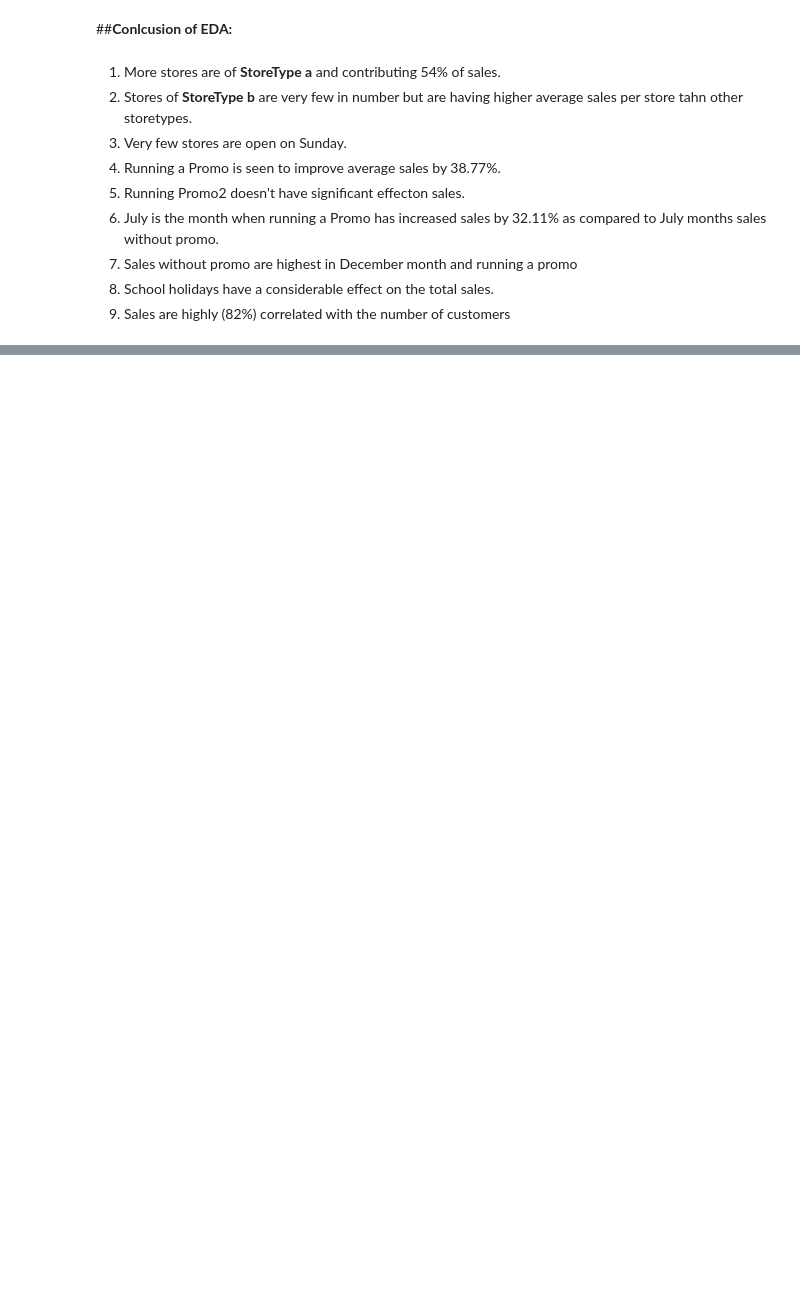
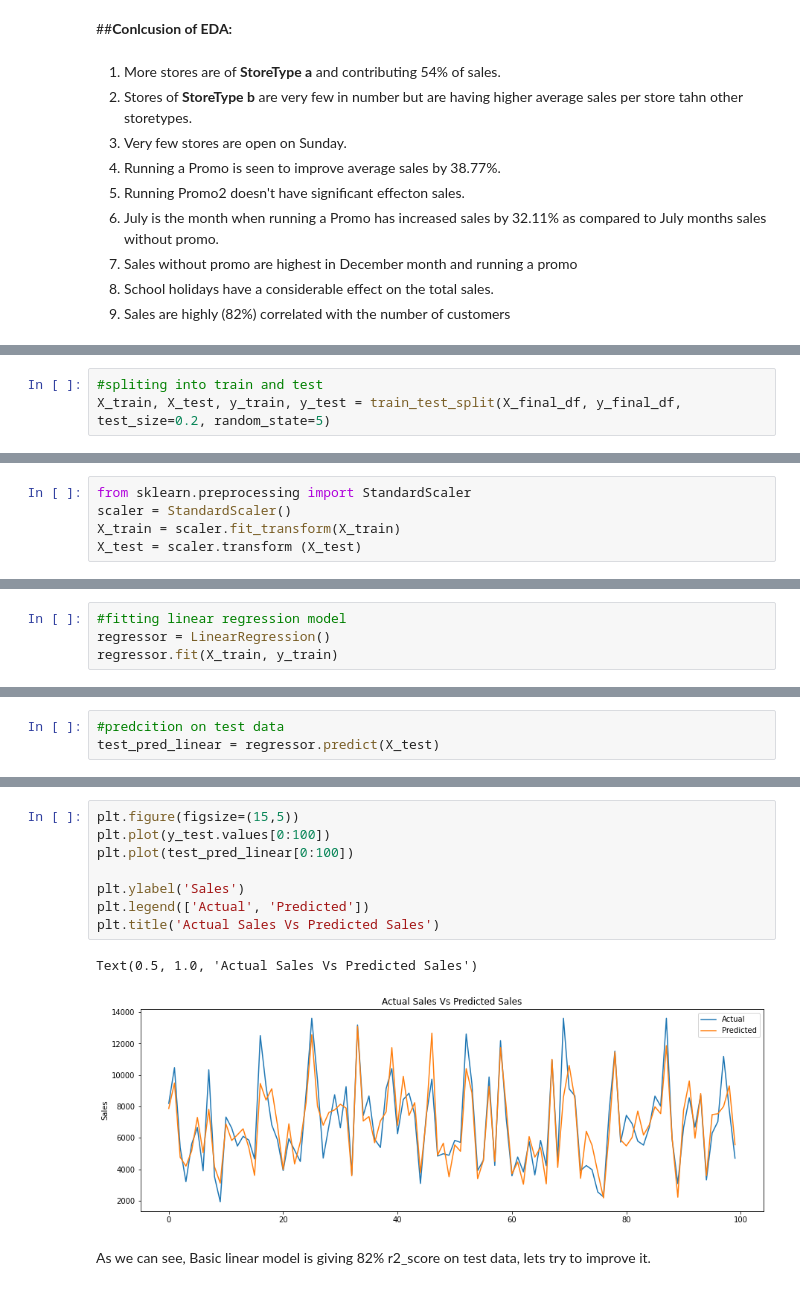
Before and after one commit to pranavdevi28/Rossmann_Sales_Prediction, a Jupyter notebook: Rossmann_Sales_Prediction_Capstone_Project.ipynb, the cells around one changed output, grey strips where cells are left out. Saved outputs shown, nothing was run; the diff lists cells and outputs as text; blank space fills up the shorter version.

Commit message:
linear regression completed

```diff
--- a/Rossmann_Sales_Prediction_Capstone_Project.ipynb
+++ b/Rossmann_Sales_Prediction_Capstone_Project.ipynb
@@ -912,0 +910,3 @@ final_df.head()
+# %%
+#spliting into train and test
+X_train, X_test, y_train, y_test = train_test_split(X_final_df, y_final_df, test_size=0.2, random_state=5)
@@ -912,0 +923,5 @@ final_df.head()
+# %%
+from sklearn.preprocessing import StandardScaler
+scaler = StandardScaler()
+X_train = scaler.fit_transform(X_train)
+X_test = scaler.transform (X_test)
@@ -912,0 +930,4 @@ final_df.head()
+# %%
+#fitting linear regression model
+regressor = LinearRegression()
+regressor.fit(X_train, y_train)
@@ -912,0 +969,3 @@ final_df.head()
+# %%
+#predcition on test data
+test_pred_linear = regressor.predict(X_test)
@@ -912,0 +982,13 @@ final_df.head()
+# %%
+plt.figure(figsize=(15,5))
+plt.plot(y_test.values[0:100])
+plt.plot(test_pred_linear[0:100])
+
+plt.ylabel('Sales')
+plt.legend(['Actual', 'Predicted'])
+plt.title('Actual Sales Vs Predicted Sales')
+# %% [output]
+Text(0.5, 1.0, 'Actual Sales Vs Predicted Sales')
+[figure, added]
+# %% [markdown]
+As we can see, Basic linear model is giving 82% r2_score on test data, lets try to improve it.
```
Also changed, not shown: parts of 75 cells of this notebook.
